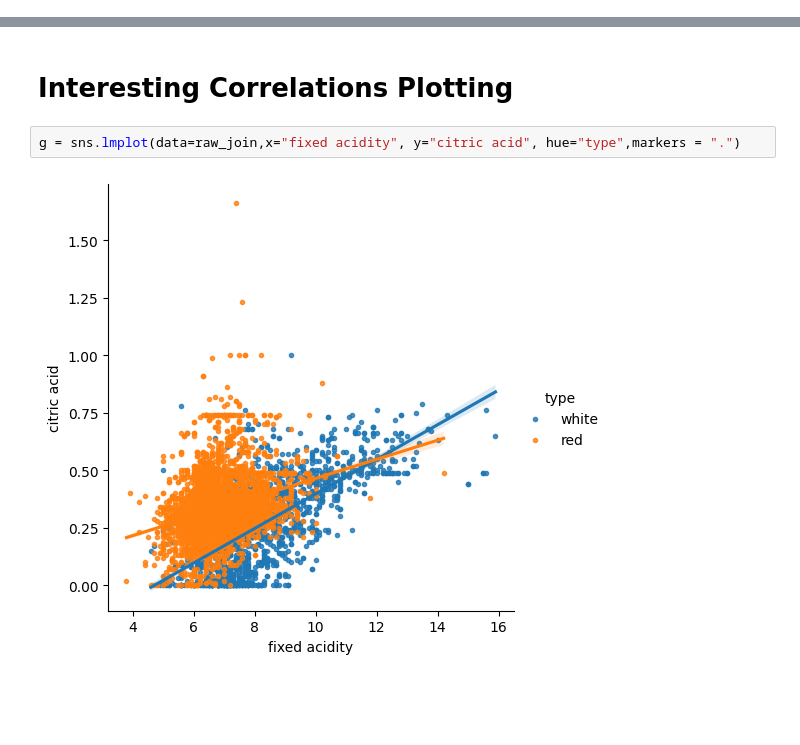
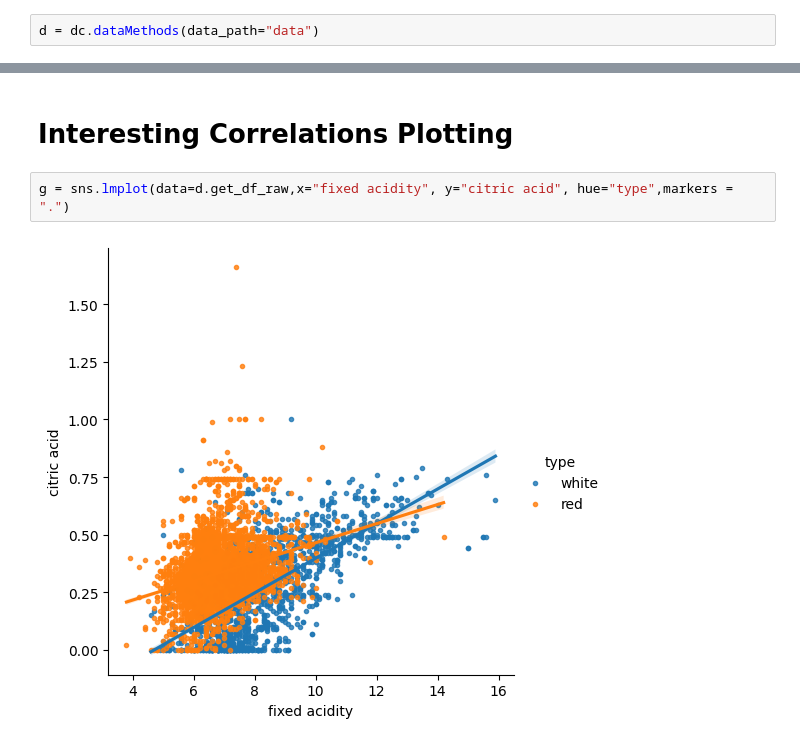
Before and after one commit to FDSchaefer/public, a Jupyter notebook: Python Projects/RegressionMethods/dataExploration.ipynb, the cells around one changed output, grey strips where cells are left out. Cells and saved outputs as stored; diff of their text form; blank space fills up the shorter version.

Commit message:
Data Visualisation Update

```diff
--- a/Python Projects/RegressionMethods/dataExploration.ipynb
+++ b/Python Projects/RegressionMethods/dataExploration.ipynb
@@ -26,0 +13,2 @@ raw_join.head()
+# %%
+d = dc.dataMethods(data_path="data")
@@ -106,7 +80,7 @@ Interesting Observations/Correlations observed include
 # %% [markdown]
 # Interesting Correlations Plotting
 # %%
-g = sns.lmplot(data=raw_join,x="fixed acidity", y="citric acid", hue="type",markers = ".")
+g = sns.lmplot(data=d.get_df_raw,x="fixed acidity", y="citric acid", hue="type",markers = ".")
 # %% [output]
-[figure, old version]
+[figure, new version]
 # %%
```
Also changed, not shown: parts of 15 cells of this notebook.
